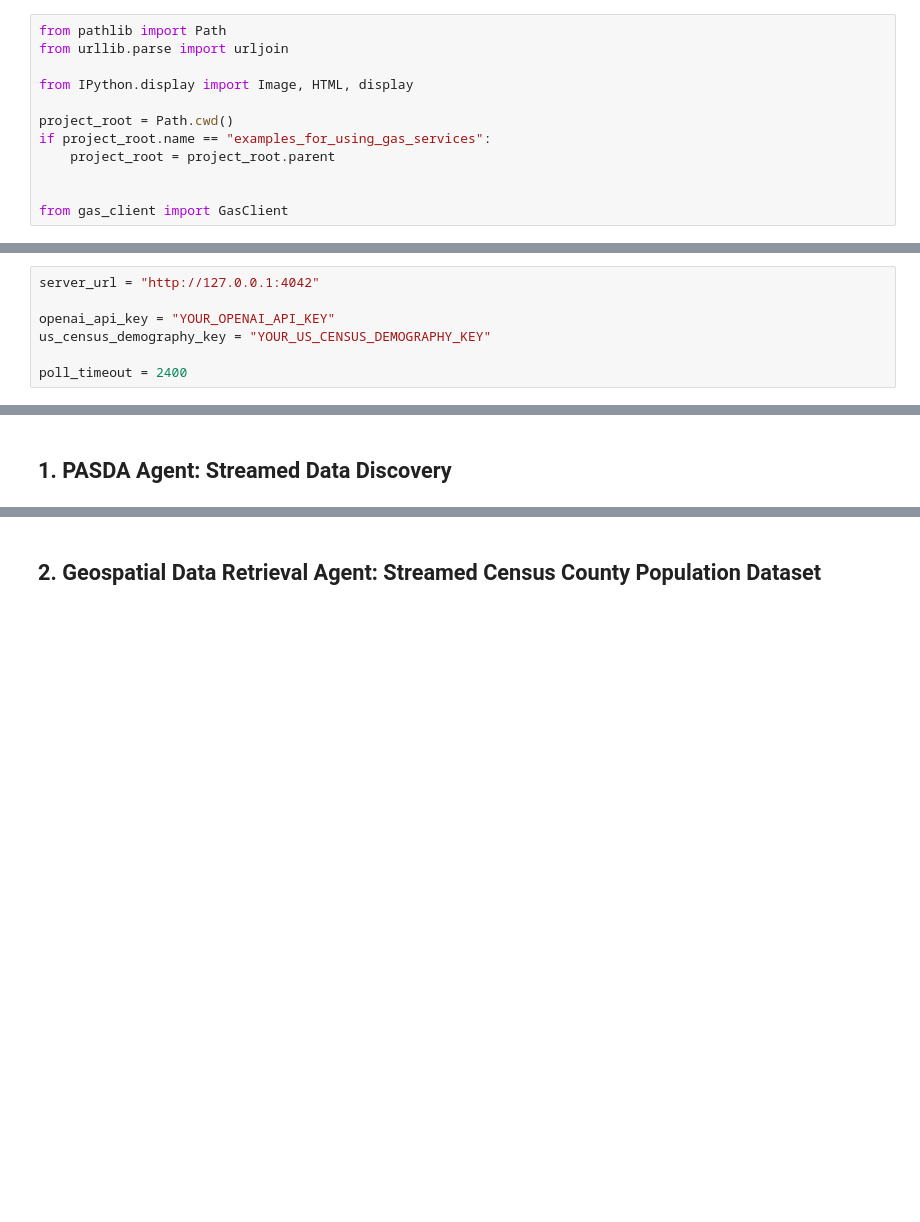
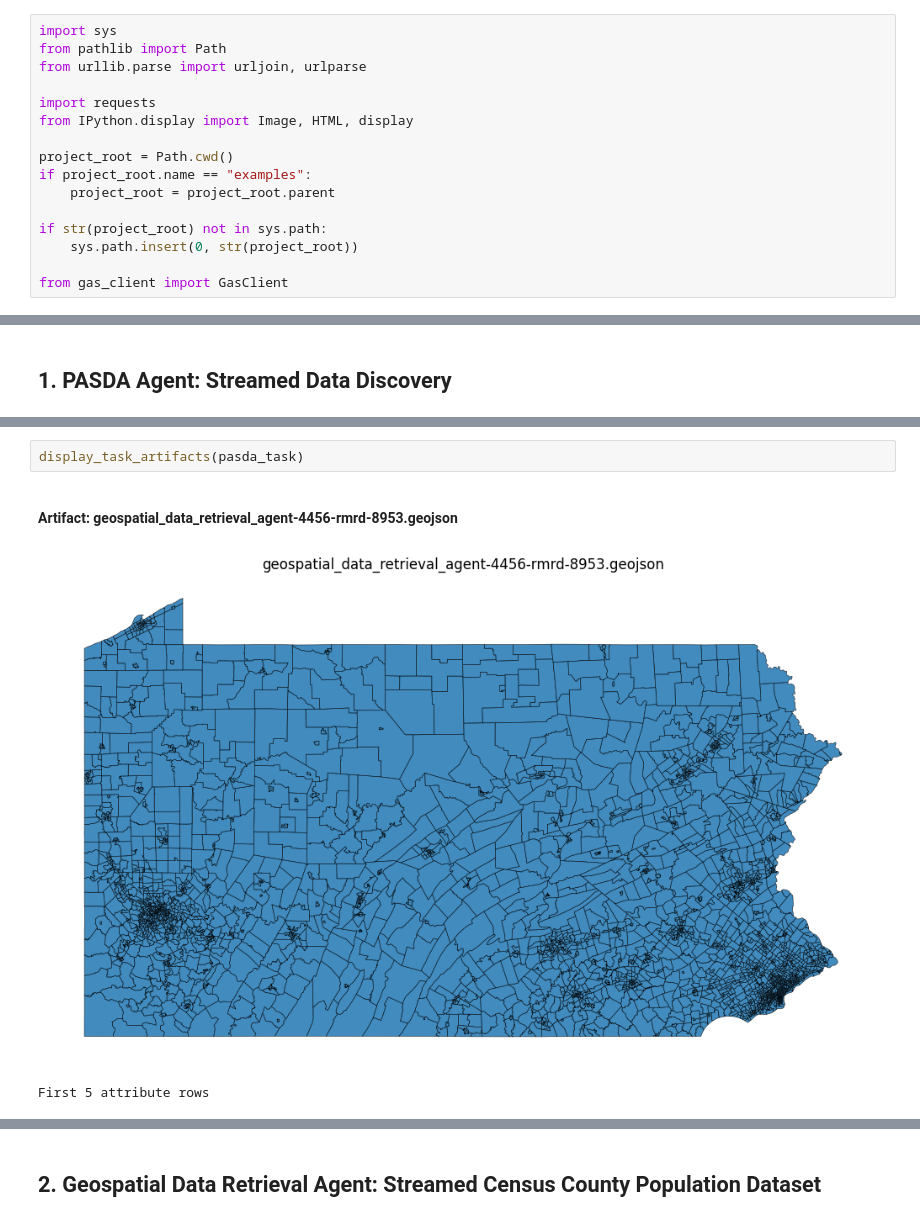
Before and after one commit to GIBD2015/Geospatial-Agentic-Services, a Jupyter notebook: examples_for_using_gas_services/all_agents_streaming_workflow.ipynb, the cells around one changed output, grey strips where cells are left out. Cells and saved outputs as stored; diff of their text form; blank space fills up the shorter version.

Commit message:
Improve GAS agent robustness and docs

```diff
--- a/examples_for_using_gas_services/all_agents_streaming_workflow.ipynb
+++ b/examples_for_using_gas_services/all_agents_streaming_workflow.ipynb
@@ -15,21 +20,18 @@ This notebook uses the published `gas-client` package from PyPI. Run this cell o
 # %%
+import sys
 from pathlib import Path
-from urllib.parse import urljoin
+from urllib.parse import urljoin, urlparse
 
+import requests
 from IPython.display import Image, HTML, display
 
 project_root = Path.cwd()
-if project_root.name == "examples_for_using_gas_services":
+if project_root.name == "examples":
     project_root = project_root.parent
 
+if str(project_root) not in sys.path:
+    sys.path.insert(0, str(project_root))
 
 from gas_client import GasClient
 # %% [markdown]
 ## User Settings
-# %%
-server_url = "http://127.0.0.1:4042"
-
-openai_api_key = "YOUR_OPENAI_API_KEY"
-us_census_demography_key = "YOUR_US_CENSUS_DEMOGRAPHY_KEY"
-
-poll_timeout = 2400
@@ -110,0 +314,6 @@ client.print_task_summary(pasda_task)
+# %%
+display_task_artifacts(pasda_task)
+# %% [output]
+Artifact: geospatial_data_retrieval_agent-4456-rmrd-8953.geojson
+[figure, added]
+First 5 attribute rows
```
Also changed, not shown: parts of 25 cells of this notebook, 10 other files.
